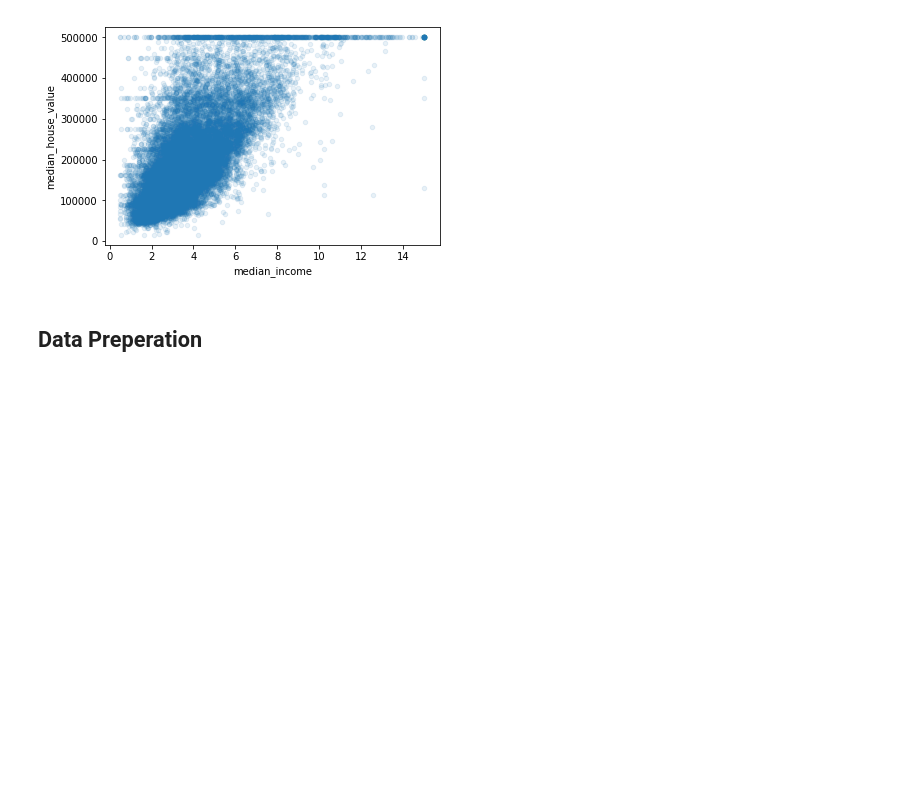
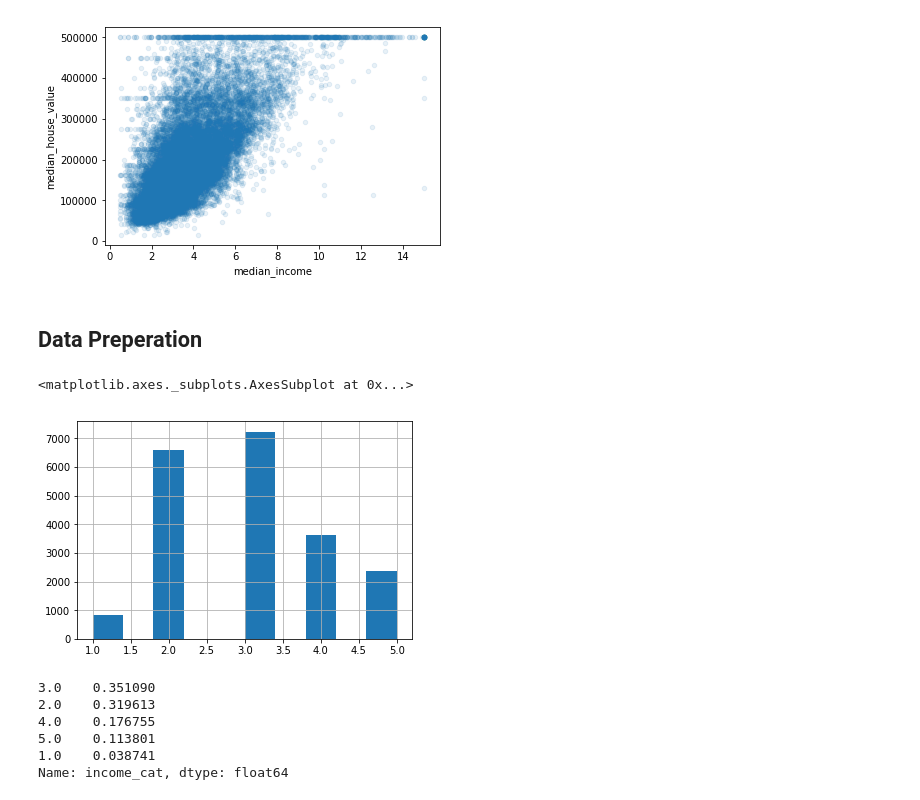
Before and after one commit to awcooper/data_science_sandbox, a Jupyter notebook: hands_on_machine_learning_with_sklearn_and_tensorflow/housing_market_model.ipynb, the cells around one changed output. Drawn from its saved outputs; the diff is of its cells as text; code cells hidden in the pictures; blank space fills up the shorter version.

```diff
--- a/hands_on_machine_learning_with_sklearn_and_tensorflow/housing_market_model.ipynb
+++ b/hands_on_machine_learning_with_sklearn_and_tensorflow/housing_market_model.ipynb
@@ -101,3 +104,24 @@ housing_data.plot(kind="scatter", x="median_income", y="median_house_value", alp
 ## Data Preperation
 # %%
 data_train, data_test = train_test_split(housing_data, test_size=0.20, random_state=42)
+# %%
+housing_data["income_cat"] = np.ceil(housing_data["median_income"] / 1.5)
+housing_data["income_cat"].where(housing_data["income_cat"] < 5, 5, inplace=True)
+housing_data["income_cat"].hist()
+# %% [output]
+<matplotlib.axes._subplots.AxesSubplot at 0x...>
+[figure, added]
+# %%
+income_split = StratifiedShuffleSplit(n_splits=1, test_size=.02, random_state=42)
+for train_index, test_index in income_split.split(housing_data, housing_data["income_cat"]):
+        strat_train_set = housing_data.loc[train_index]
+        strat_test_set = housing_data.loc[test_index]
+
+strat_test_set["income_cat"].value_counts()/ len(strat_test_set)
+# %% [output]
+3.0    0.351090
+2.0    0.319613
+4.0    0.176755
+5.0    0.113801
+1.0    0.038741
+Name: income_cat, dtype: float64
```
Also changed, not shown: parts of 9 cells of this notebook.
